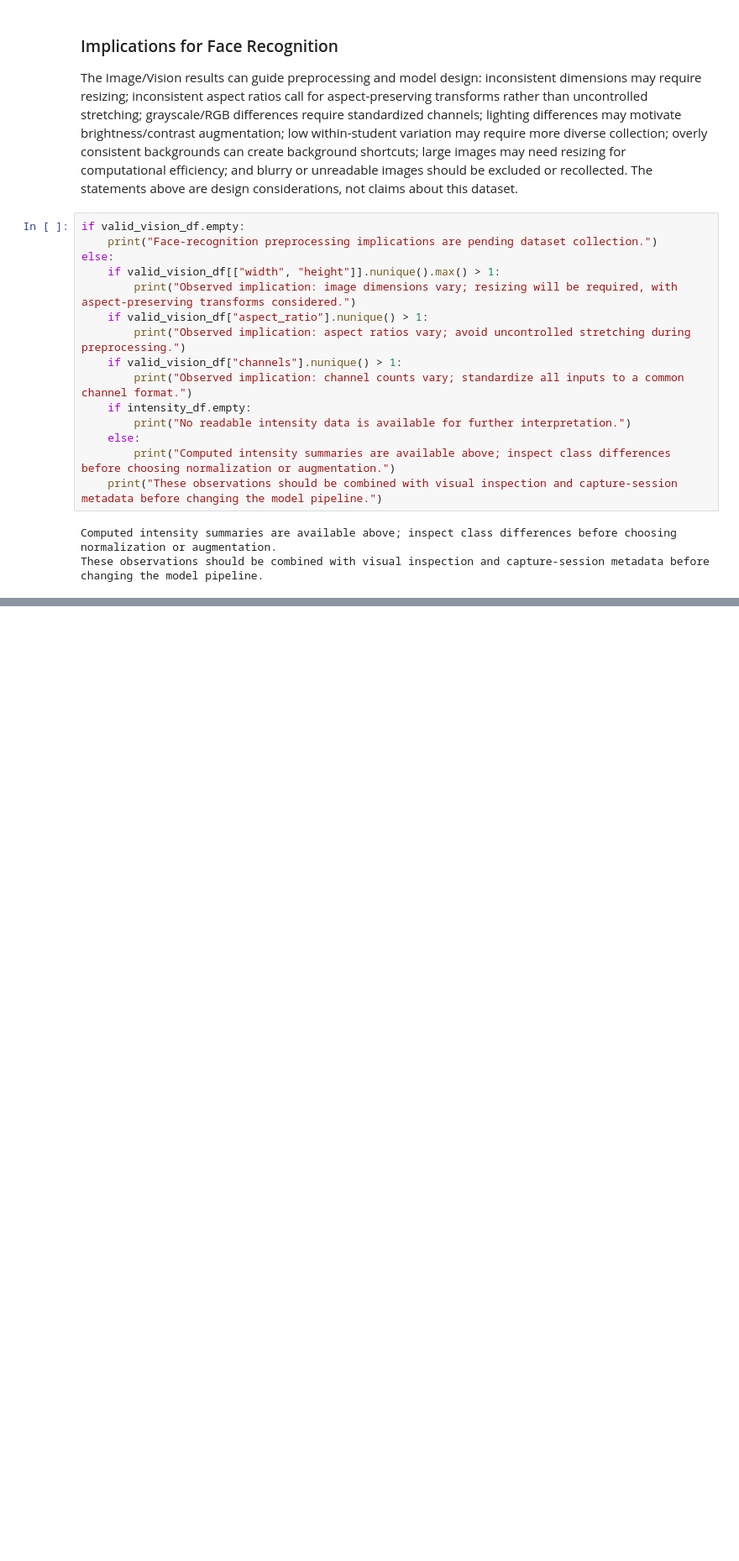
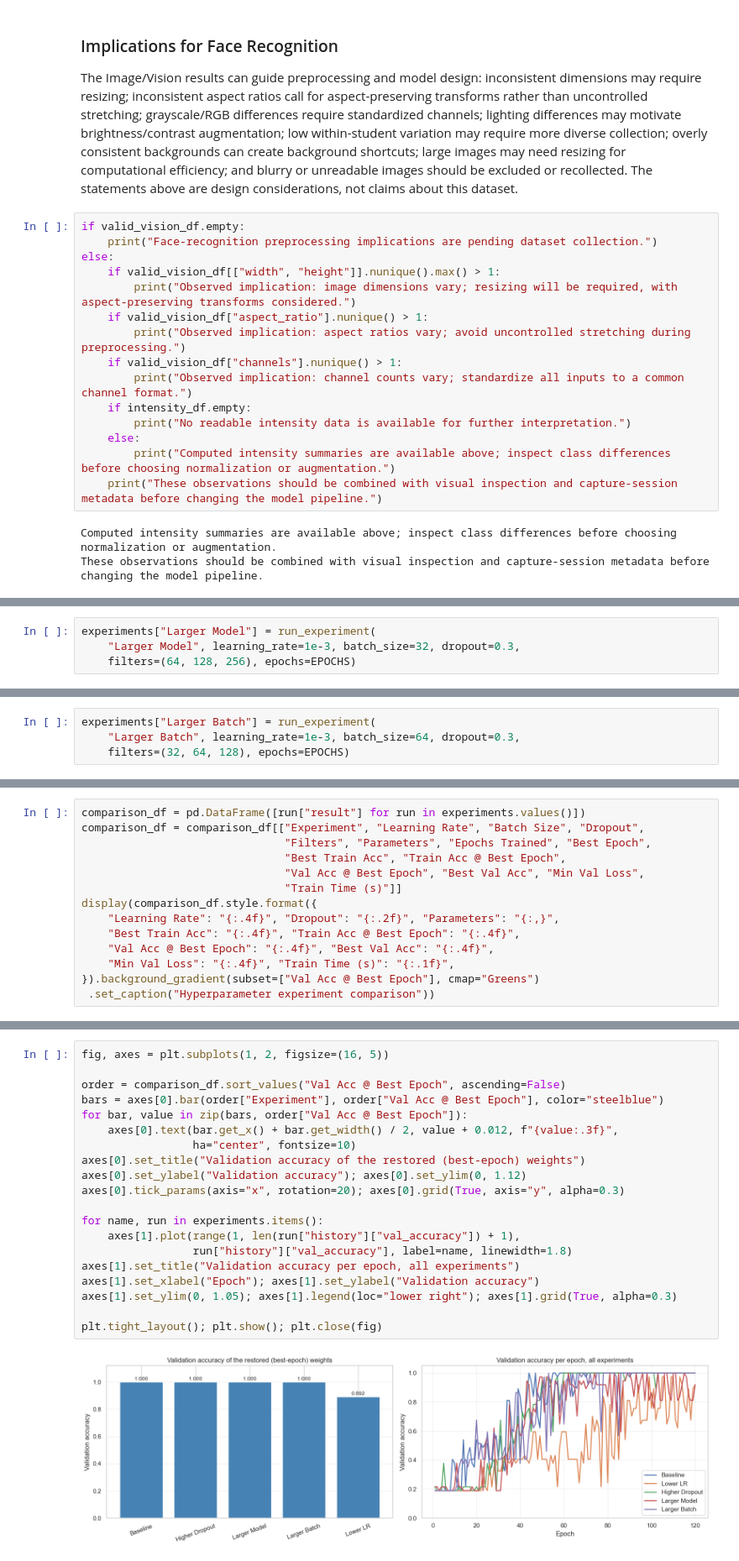
Before and after one commit to mukhiyaamit79/deep_Learning, a Jupyter notebook: amit_eda.ipynb, the cells around one changed output, grey strips where cells are left out. Shown at 84% size. Saved outputs shown, nothing was run; the diff lists cells and outputs as text; blank space fills up the shorter version.

```diff
--- a/amit_eda.ipynb
+++ b/amit_eda.ipynb
@@ -582,0 +1167,4 @@ These observations should be combined with visual inspection and capture-session
+# %%
+experiments["Larger Model"] = run_experiment(
+    "Larger Model", learning_rate=1e-3, batch_size=32, dropout=0.3,
+    filters=(64, 128, 256), epochs=EPOCHS)
@@ -582,0 +1189,4 @@ These observations should be combined with visual inspection and capture-session
+# %%
+experiments["Larger Batch"] = run_experiment(
+    "Larger Batch", learning_rate=1e-3, batch_size=64, dropout=0.3,
+    filters=(32, 64, 128), epochs=EPOCHS)
@@ -582,0 +1224,14 @@ These observations should be combined with visual inspection and capture-session
+# %%
+comparison_df = pd.DataFrame([run["result"] for run in experiments.values()])
+comparison_df = comparison_df[["Experiment", "Learning Rate", "Batch Size", "Dropout",
+                               "Filters", "Parameters", "Epochs Trained", "Best Epoch",
+                               "Best Train Acc", "Train Acc @ Best Epoch",
+                               "Val Acc @ Best Epoch", "Best Val Acc", "Min Val Loss",
+                               "Train Time (s)"]]
+display(comparison_df.style.format({
+    "Learning Rate": "{:.4f}", "Dropout": "{:.2f}", "Parameters": "{:,}",
+    "Best Train Acc": "{:.4f}", "Train Acc @ Best Epoch": "{:.4f}",
+    "Val Acc @ Best Epoch": "{:.4f}", "Best Val Acc": "{:.4f}",
+    "Min Val Loss": "{:.4f}", "Train Time (s)": "{:.1f}",
+}).background_gradient(subset=["Val Acc @ Best Epoch"], cmap="Greens")
+ .set_caption("Hyperparameter experiment comparison"))
@@ -582,0 +1246,22 @@ These observations should be combined with visual inspection and capture-session
+# %%
+fig, axes = plt.subplots(1, 2, figsize=(16, 5))
+
+order = comparison_df.sort_values("Val Acc @ Best Epoch", ascending=False)
+bars = axes[0].bar(order["Experiment"], order["Val Acc @ Best Epoch"], color="steelblue")
+for bar, value in zip(bars, order["Val Acc @ Best Epoch"]):
+    axes[0].text(bar.get_x() + bar.get_width() / 2, value + 0.012, f"{value:.3f}",
+                 ha="center", fontsize=10)
+axes[0].set_title("Validation accuracy of the restored (best-epoch) weights")
+axes[0].set_ylabel("Validation accuracy"); axes[0].set_ylim(0, 1.12)
+axes[0].tick_params(axis="x", rotation=20); axes[0].grid(True, axis="y", alpha=0.3)
+
+for name, run in experiments.items():
+    axes[1].plot(range(1, len(run["history"]["val_accuracy"]) + 1),
+                 run["history"]["val_accuracy"], label=name, linewidth=1.8)
+axes[1].set_title("Validation accuracy per epoch, all experiments")
+axes[1].set_xlabel("Epoch"); axes[1].set_ylabel("Validation accuracy")
+axes[1].set_ylim(0, 1.05); axes[1].legend(loc="lower right"); axes[1].grid(True, alpha=0.3)
+
+plt.tight_layout(); plt.show(); plt.close(fig)
+# %% [output]
+[figure, added]
```
Also changed, not shown: parts of 43 cells of this notebook.
